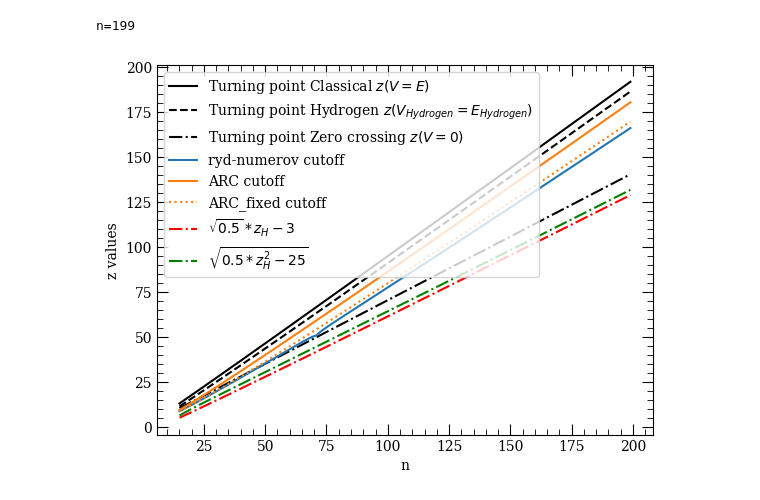
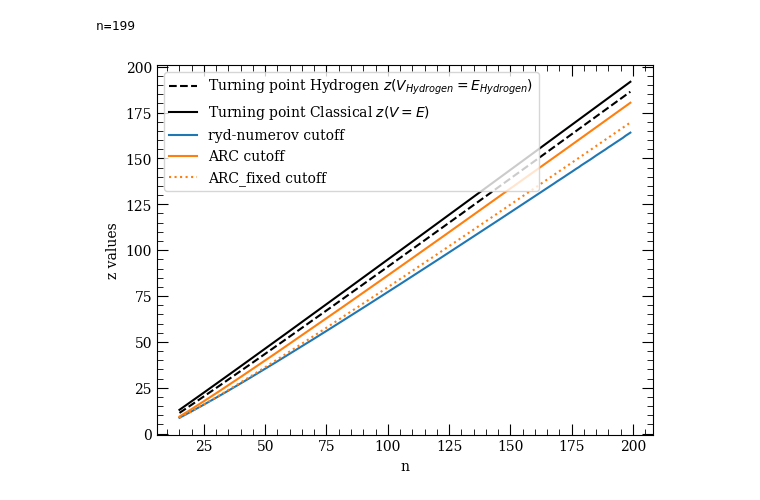
Before and after one commit to pairinteraction/ryd-numerov, a Jupyter notebook: docs/examples/comparisons/compare_z_min_cutoff.ipynb, the cells around one changed output. Cells and saved outputs as stored; diff of their text form; code cells hidden in the pictures.

Commit message:
improve turning point

```diff
--- a/docs/examples/comparisons/compare_z_min_cutoff.ipynb
+++ b/docs/examples/comparisons/compare_z_min_cutoff.ipynb
@@ -20,15 +20,15 @@ for n in n_list:
     j = l + 0.5
     qn_list.append((n, l, j))
 # %%
-which_turning_point = ["classical", "hydrogen", "zerocrossing"]
-z_i_dict = {which: [] for which in which_turning_point}
-z_i_dict["ryd-numerov cutoff"] = []
+z_i_dict = {"hydrogen": [], "classical": [], "ryd-numerov cutoff": []}
 for qn in qn_list:
     print(f"n={qn[0]}", end="\r")
     state = RydbergState("Rb", n=qn[0], l=qn[1], j=qn[2])
-    for which in which_turning_point:
-        z_i = state.model.calc_z_turning_point(which, dz=1e-3)
-        z_i_dict[which].append(z_i)
+
+    hydrogen_z_i = state.model.calc_hydrogen_turning_point_z(state.n, state.l)
+    z_i_dict["hydrogen"].append(hydrogen_z_i)
+    z_i = state.model.calc_turning_point_z(state.n, state.l, state.j)
+    z_i_dict["classical"].append(z_i)
 
     state.create_wavefunction()
     z_i_dict["ryd-numerov cutoff"].append(state.wavefunction.grid.z_min)
@@ -56,45 +56,28 @@ n=199
 # %%
 fig, ax = plt.subplots()
 
 labels = {
     "classical": "Turning point Classical $z(V=E)$",
     "hydrogen": r"Turning point Hydrogen $z(V_{Hydrogen}=E_{Hydrogen})$",
-    "zerocrossing": r"Turning point Zero crossing $z(V=0)$",
 }
 linestyles = {
     "classical": "-",
     "hydrogen": "--",
-    "zerocrossing": "-.",
     "ARC_fixed cutoff": ":",
 }
 colors = {
     "ryd-numerov cutoff": "C0",
     "ARC cutoff": "C1",
     "ARC_fixed cutoff": "C1",
 }
 
 for key, values in z_i_dict.items():
     ax.plot(n_list, values, ls=linestyles.get(key, "-"), color=colors.get(key, "k"), label=labels.get(key, key))
 
-ax.plot(
-    n_list,
-    np.sqrt(0.5) * np.array(z_i_dict["hydrogen"]) - 3,
-    ls="-.",
-    color="r",
-    label=r"$\sqrt{0.5} * z_H - 3$",
-)
-ax.plot(
-    n_list,
-    np.sqrt(0.5 * np.array(z_i_dict["hydrogen"]) ** 2 - 25),
-    ls="-.",
-    color="green",
-    label=r"$\sqrt{0.5 * z_H^2 - 25}$",
-)
-
 ax.set_xlabel("n")
 ax.set_ylabel("z values")
 
 ax.legend()
 plt.show()
 # %% [output]
-[figure, old version]
+[figure, new version]
```
Also changed, not shown: 5 other files.
